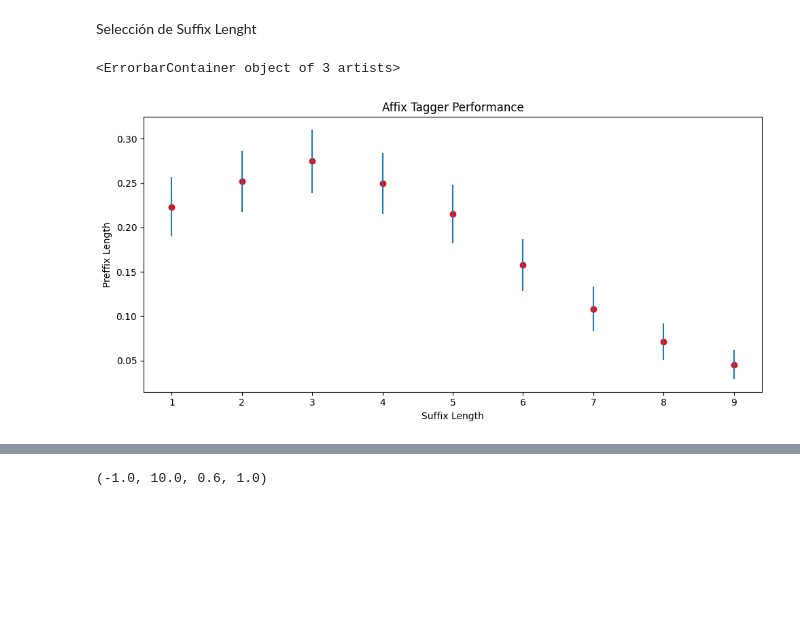
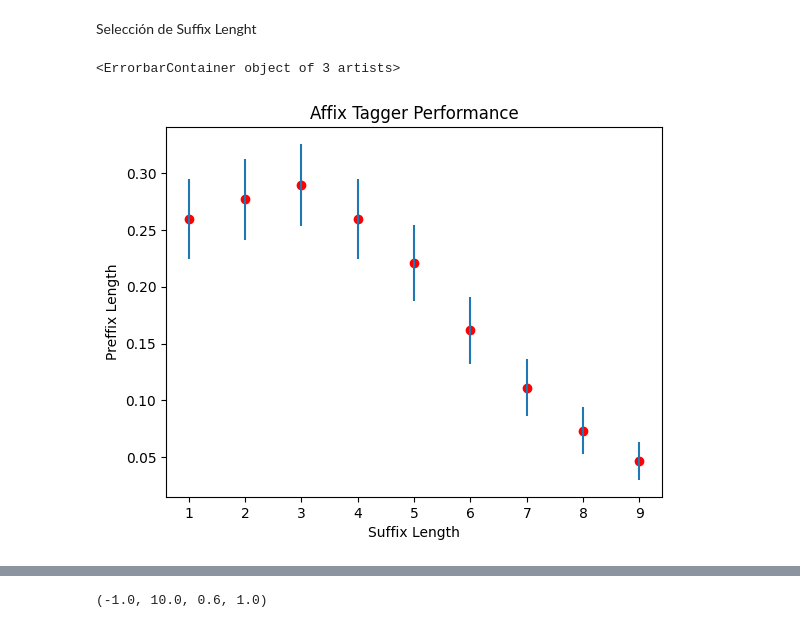
Before and after one commit to labadier/ProjectLing, a Jupyter notebook: Practica_LC.ipynb, the cells around one changed output, grey strips where cells are left out. Saved outputs shown, nothing was run; the diff lists cells and outputs as text; code cells hidden in the pictures; blank space fills up the shorter version.

```diff
--- a/Practica_LC.ipynb
+++ b/Practica_LC.ipynb
@@ -191,7 +171,7 @@ tagger_hmm.tag(corpus_sentences[0])
 # %% [markdown]
 Task 2
 # %%
-corpus = list(np.array(corpus_sentences)[np.random.permutation(len(corpus_sentences))])
+corpus = list(np.array(reduced_corpus)[np.random.permutation(len(reduced_corpus))])
 val_len = int(len(corpus)/10)
 
 results_hmm = []
@@ -225,28 +205,28 @@ Task 3
 Selección de Suffix Lenght
 # %%
 # 10-folding
-corpus = list(np.array(corpus_sentences)[np.random.permutation(len(corpus))])
+corpus = list(np.array(reduced_corpus)[np.random.permutation(len(reduced_corpus))])
 val_len = int(len(corpus)/10)
 
 results_at = []
 for length in range(1, 10):
   instance = []
   for fold in tqdm(range(10)):
 
     val_set = corpus[fold*val_len:(fold+1)*val_len]
     train_set = corpus[:fold*val_len] + corpus[(fold+1)*val_len:]
 
     affix_tagger = AffixTagger(train_set, affix_length=-length )
     instance += [affix_tagger.accuracy(val_set)]
 
   results_at += [np.mean(instance)]
 
 ci_at = [1.96 * np.sqrt( (i * (1 - i)) / val_len) for i in results_at]
 plt.title('Affix Tagger Performance')
 plt.xlabel('Suffix Length')
 plt.ylabel('Preffix Length')
 plt.plot(np.arange(1, 10), results_at, 'ro')
 plt.errorbar(np.arange(1, 10), results_at, yerr = ci_at, linestyle='None')
 # %% [output]
 <ErrorbarContainer object of 3 artists>
-[figure, old version]
+[figure, new version]
```
Also changed, not shown: parts of 4 cells of this notebook, 8 other files.
